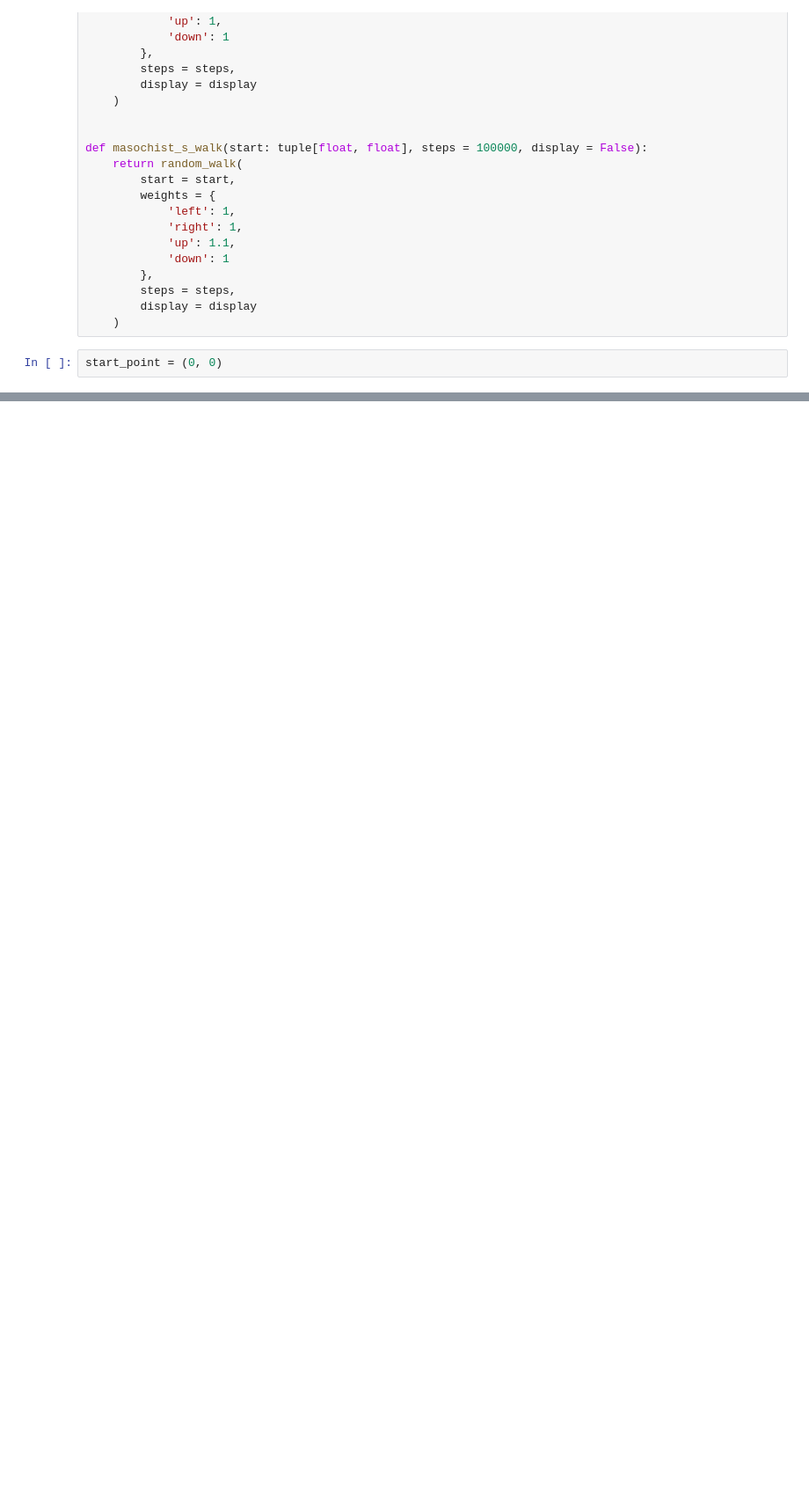
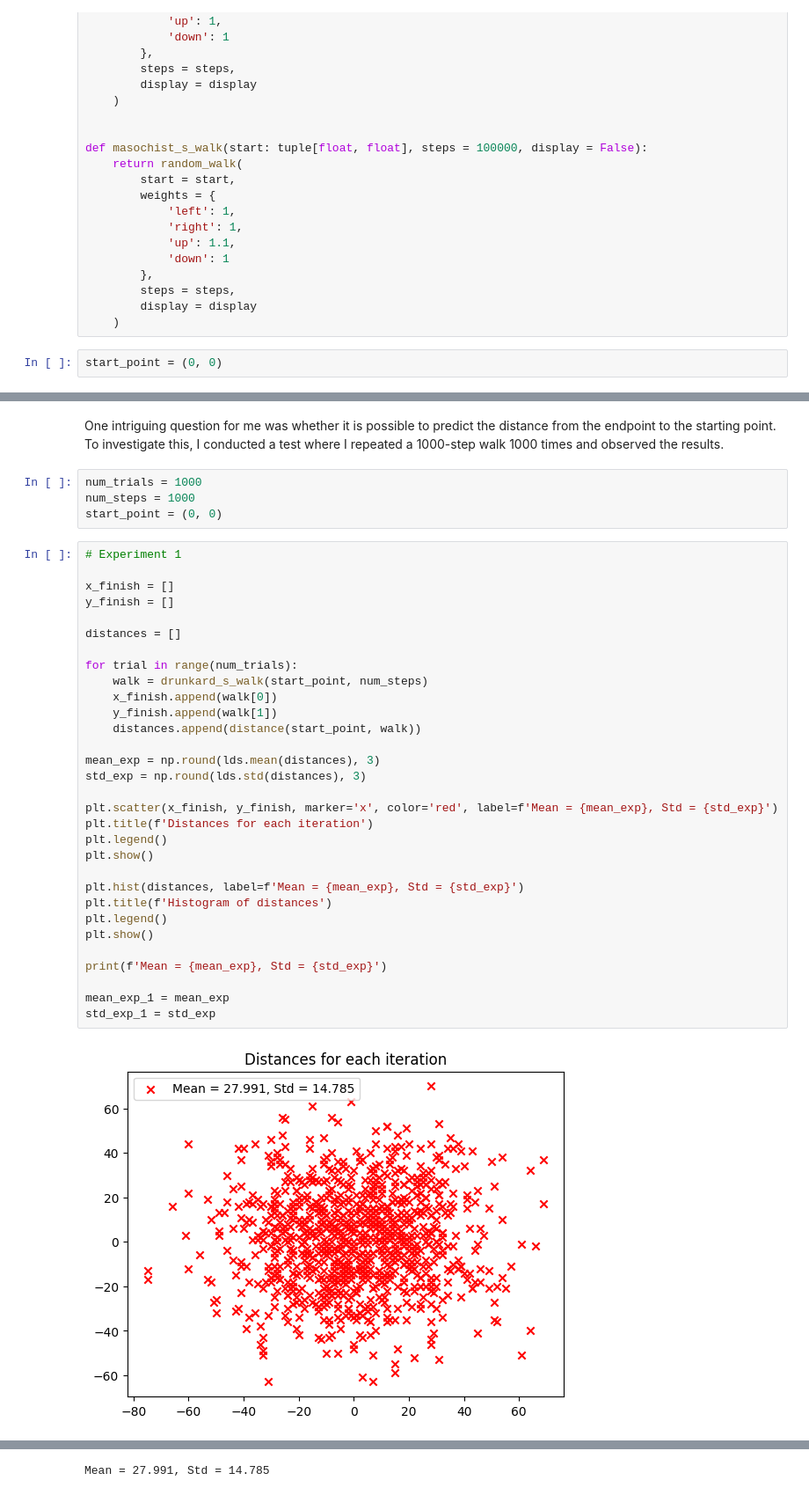
Before and after one commit to DanielFaltynowski/learn-data-science, a Jupyter notebook: 03-random-walks.ipynb, the cells around one changed output, grey strips where cells are left out. Shown at 88% size. Saved outputs shown, nothing was run; the diff lists cells and outputs as text; blank space fills up the shorter version.

Commit message:
Random Walks

```diff
--- a/03-random-walks.ipynb
+++ b/03-random-walks.ipynb
@@ -129,0 +148,39 @@ Distance between point (0, 0) to the walker: 2708.0563
+# %% [markdown]
+One intriguing question for me was whether it is possible to predict the distance from the endpoint to the starting point. To investigate this, I conducted a test where I repeated a 1000-step walk 1000 times and observed the results.
+# %%
+num_trials = 1000
+num_steps = 1000
+start_point = (0, 0)
+# %%
+# Experiment 1
+
+x_finish = []
+y_finish = []
+
+distances = []
+
+for trial in range(num_trials):
+    walk = drunkard_s_walk(start_point, num_steps)
+    x_finish.append(walk[0])
+    y_finish.append(walk[1])
+    distances.append(distance(start_point, walk))
+
+mean_exp = np.round(lds.mean(distances), 3)
+std_exp = np.round(lds.std(distances), 3)
+
+plt.scatter(x_finish, y_finish, marker='x', color='red', label=f'Mean = {mean_exp}, Std = {std_exp}')
+plt.title(f'Distances for each iteration')
+plt.legend()
+plt.show()
+
+plt.hist(distances, label=f'Mean = {mean_exp}, Std = {std_exp}')
+plt.title(f'Histogram of distances')
+plt.legend()
+plt.show()
+
+print(f'Mean = {mean_exp}, Std = {std_exp}')
+
+mean_exp_1 = mean_exp
+std_exp_1 = std_exp
+# %% [output]
+[figure, added]
@@ -129,0 +188 @@ Distance between point (0, 0) to the walker: 2708.0563
+Mean = 27.991, Std = 14.785
```
Also changed, not shown: parts of 25 cells of this notebook, 2 other files.
